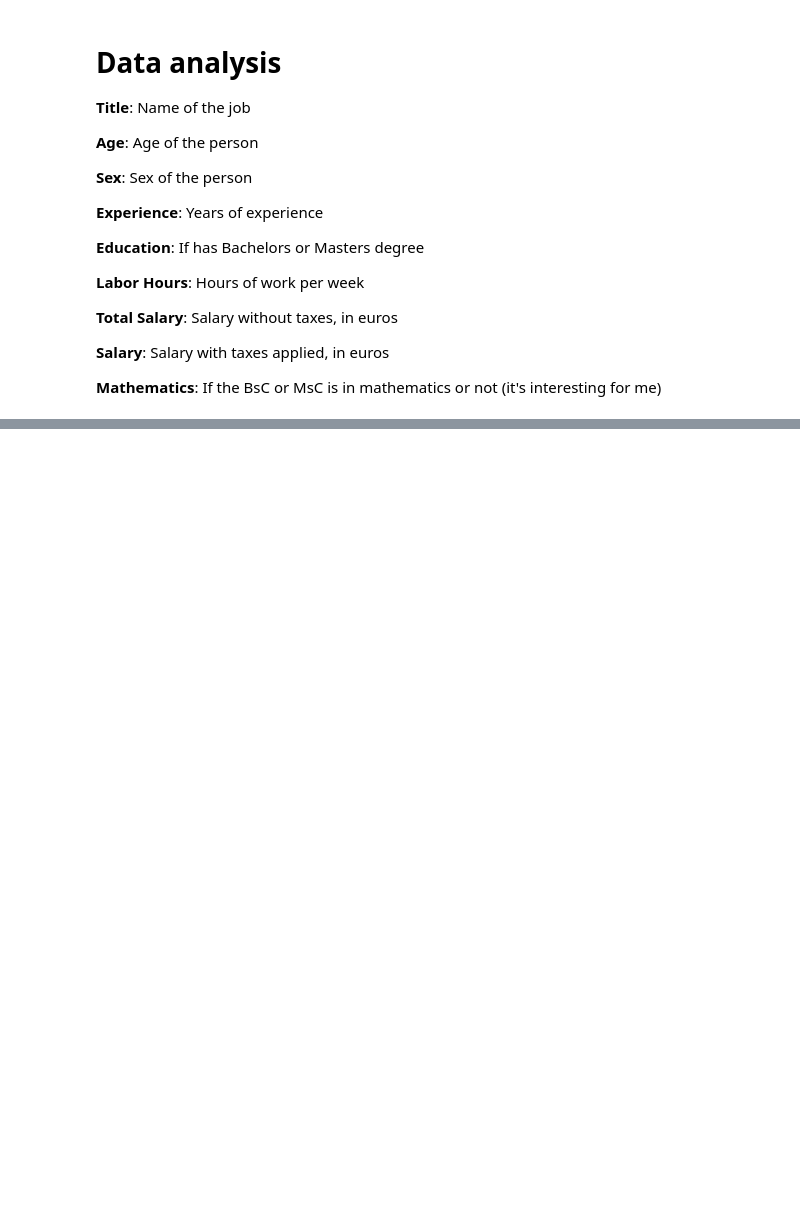
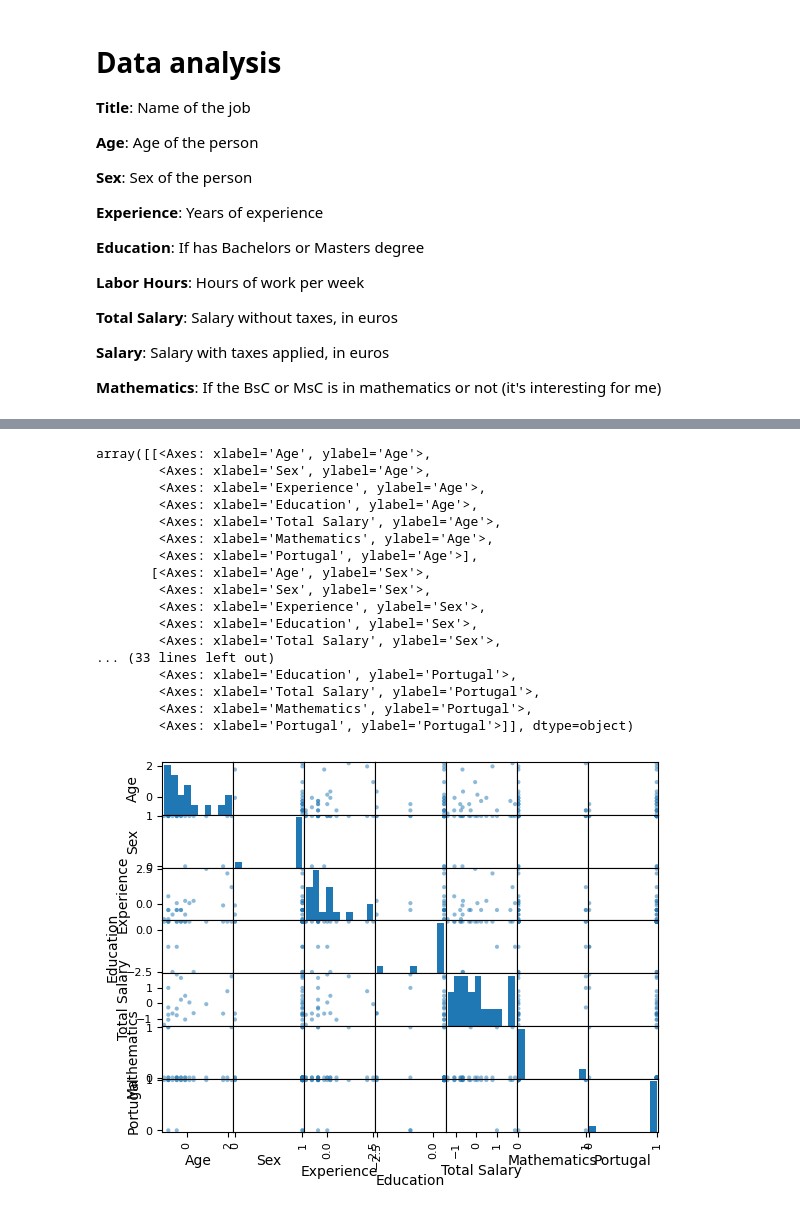
Before and after one commit to ttiagojm/PTOrdenado-Analise, a Jupyter notebook: demo.ipynb, the cells around one changed output, grey strips where cells are left out. Drawn from its saved outputs; the diff is of its cells as text; code cells hidden in the pictures; blank space fills up the shorter version.

```diff
--- a/demo.ipynb
+++ b/demo.ipynb
@@ -231,0 +288,4 @@ df
+# %%
+df["Mathematics"] = df["Mathematics"].apply(lambda x: 1 if x == "Yes" else 0)
+df["Portugal"] = df["Portugal"].apply(lambda x: 1 if x == "Yes" else 0)
+df
@@ -231,0 +314,3 @@ df
+# %%
+df["Age"].fillna(int(df["Age"].mean()), inplace=True)
+df
@@ -231,0 +342,4 @@ df
+# %%
+df["Sex"].fillna(df["Sex"].mode()[0], inplace=True)
+df["Sex"] = df["Sex"].apply(lambda x: 1 if x == "M" else 0)
+df
@@ -231,0 +369,6 @@ df
+# %%
+cols = df.columns
+
+for c in (set(cols) - {"Title", "Sex", "Mathematics", "Portugal"}):
+    df[c] = df[c].apply(lambda x: (x - df[c].mean())/df[c].std())
+df
@@ -231,0 +399,22 @@ df
+# %%
+df_train = df.drop(columns=["Title", "Salary"])
+pd.plotting.scatter_matrix(df_train)
+# %% [output]
+array([[<Axes: xlabel='Age', ylabel='Age'>,
+        <Axes: xlabel='Sex', ylabel='Age'>,
+        <Axes: xlabel='Experience', ylabel='Age'>,
+        <Axes: xlabel='Education', ylabel='Age'>,
+        <Axes: xlabel='Total Salary', ylabel='Age'>,
+        <Axes: xlabel='Mathematics', ylabel='Age'>,
+        <Axes: xlabel='Portugal', ylabel='Age'>],
+       [<Axes: xlabel='Age', ylabel='Sex'>,
+        <Axes: xlabel='Sex', ylabel='Sex'>,
+        <Axes: xlabel='Experience', ylabel='Sex'>,
+        <Axes: xlabel='Education', ylabel='Sex'>,
+        <Axes: xlabel='Total Salary', ylabel='Sex'>,
+... (33 lines left out)
+        <Axes: xlabel='Education', ylabel='Portugal'>,
+        <Axes: xlabel='Total Salary', ylabel='Portugal'>,
+        <Axes: xlabel='Mathematics', ylabel='Portugal'>,
+        <Axes: xlabel='Portugal', ylabel='Portugal'>]], dtype=object)
+[figure, added]
```
Also changed, not shown: parts of 23 cells of this notebook, 1 other file.
